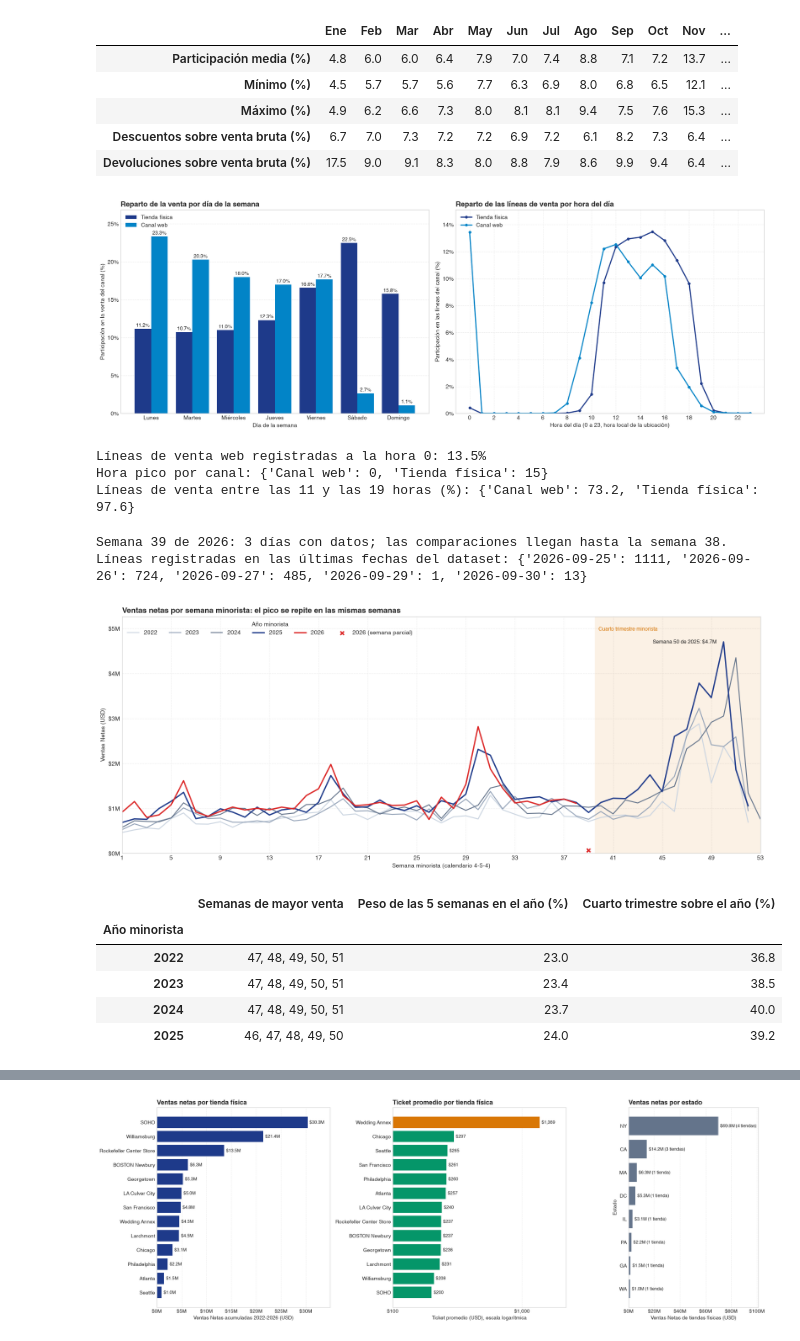
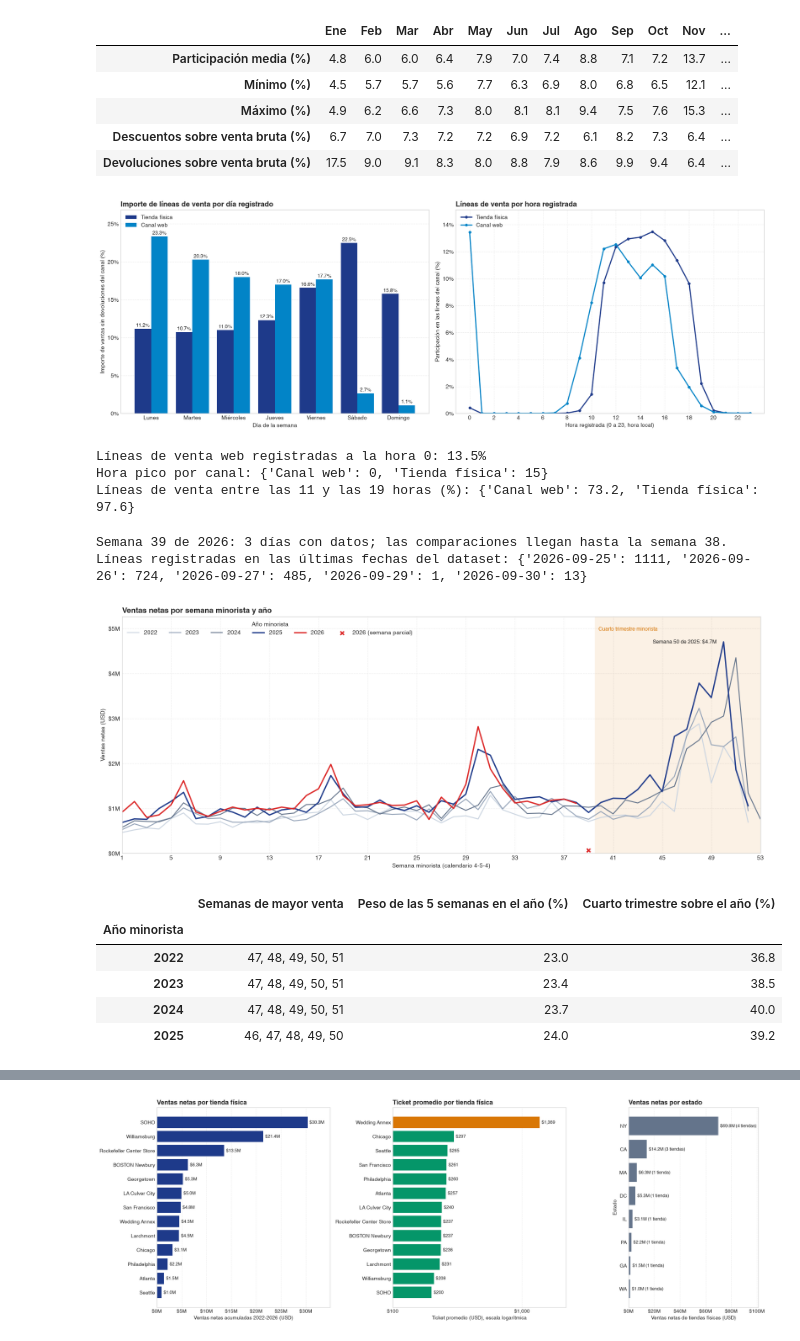
Before and after one commit to geramargonzalez/sales-revenue-datascience, a Jupyter notebook: sales-revenue-jewery.ipynb, the cells around one changed output, grey strips where cells are left out. Drawn from its saved outputs; the diff is of its cells as text; code cells hidden in the pictures.

```diff
--- a/sales-revenue-jewery.ipynb
+++ b/sales-revenue-jewery.ipynb
@@ -931,11 +1013,11 @@ Líneas de devolución (is_return == True)
 muestra_ventas = ventas_fin.sample(200_000, random_state=42)
 
 paneles = [
-    ('gross_sales', 'Ventas Brutas (USD)', COLOR_PRIMARIO),
-    ('net_sales', 'Ventas Netas (USD)', COLOR_PRIMARIO),
-    ('cogs', 'Costo de Mercancía (USD)', COLOR_COSTO),
-    ('margin', 'Margen Bruto (USD)', COLOR_MARGEN),
-    ('discount_total', 'Descuento Total (USD)', COLOR_ALERTA)
+    ('gross_sales', 'Ventas brutas (USD)', COLOR_PRIMARIO),
+    ('net_sales', 'Ventas netas (USD)', COLOR_PRIMARIO),
+    ('cogs', 'Costo de mercancía (USD)', COLOR_COSTO),
+    ('margin', 'Margen registrado (USD)', COLOR_MARGEN),
+    ('discount_total', 'Descuento total (USD)', COLOR_ALERTA)
 ]
 
 fig = plt.figure(figsize=(17, 11))
@@ -978,9 +1060,9 @@ ax_qty.set_yscale('log')
 ax_qty.set_ylim(top=400)
 ax_qty.yaxis.set_major_formatter(FuncFormatter(lambda y, _: f'{y:g}%'))
 ax_qty.tick_params(axis='y', which='minor', labelleft=False)
-ax_qty.set_title('Unidades por Línea (Cantidad)', loc='left', fontsize=13, fontweight='bold')
-ax_qty.set_xlabel('Unidades por línea de venta (Cantidad)')
-ax_qty.set_ylabel('Líneas de venta (%), escala logarítmica')
+ax_qty.set_title('Distribución de cantidades positivas', loc='left', fontsize=13, fontweight='bold')
+ax_qty.set_xlabel('Unidades por línea de venta')
+ax_qty.set_ylabel('Líneas con cantidad positiva (%), escala logarítmica')
 
 fig.suptitle('Distribución de las métricas financieras por línea de venta', x=0.125, ha='left', fontsize=15, fontweight='bold', y=0.95)
 plt.show()
@@ -1302,38 +1376,38 @@ fig, axes = plt.subplots(1, 2, figsize=(17, 6))
 ax = axes[0]
 posiciones = np.arange(7)
 for i, canal_nombre in enumerate(['Tienda física', 'Canal web']):
     barras = ax.bar(posiciones + (i - 0.5) * 0.4, cuota_dia[canal_nombre], width=0.4,
                     color=colores_canal[canal_nombre], label=canal_nombre)
     ax.bar_label(barras, fmt='%.1f%%', padding=2, fontsize=9)
 ax.set_xticks(posiciones, DIAS_ES)
 ax.set_ylim(0, cuota_dia.max().max() * 1.15)
 ax.yaxis.set_major_formatter(fmt_porcentaje)
-ax.set_title('Reparto de la venta por día de la semana', loc='left', fontsize=13, fontweight='bold')
+ax.set_title('Importe de líneas de venta por día registrado', loc='left', fontsize=13, fontweight='bold')
 ax.set_xlabel('Día de la semana')
-ax.set_ylabel('Participación en la venta del canal (%)')
+ax.set_ylabel('Importe de ventas sin devoluciones del canal (%)')
 ax.grid(axis='x', visible=False)
 ax.legend(loc='upper left')
 
 ax = axes[1]
 for canal_nombre in ['Tienda física', 'Canal web']:
     ax.plot(cuota_hora.index, cuota_hora[canal_nombre], marker='o', markersize=4, linewidth=2,
             color=colores_canal[canal_nombre], label=canal_nombre)
 ax.set_xticks(range(0, 24, 2))
 ax.set_ylim(0, cuota_hora.max().max() * 1.12)
 ax.yaxis.set_major_formatter(fmt_porcentaje)
-ax.set_title('Reparto de las líneas de venta por hora del día', loc='left', fontsize=13, fontweight='bold')
-ax.set_xlabel('Hora del día (0 a 23, hora local de la ubicación)')
+ax.set_title('Líneas de venta por hora registrada', loc='left', fontsize=13, fontweight='bold')
+ax.set_xlabel('Hora registrada (0 a 23, hora local)')
 ax.set_ylabel('Participación en las líneas del canal (%)')
 ax.legend(loc='upper left')
 
 plt.tight_layout()
 plt.show()
 
 print(f"Líneas de venta web registradas a la hora 0: {cuota_hora.loc[0, 'Canal web']:.1f}%")
 print('Hora pico por canal:', cuota_hora.idxmax().to_dict())
 print('Líneas de venta entre las 11 y las 19 horas (%):', cuota_hora.loc[11:19].sum().round(1).to_dict())
 # %% [output]
-[figure, old version]
+[figure, new version]
 Líneas de venta web registradas a la hora 0: 13.5%
 Hora pico por canal: {'Canal web': 0, 'Tienda física': 15}
 Líneas de venta entre las 11 y las 19 horas (%): {'Canal web': 73.2, 'Tienda física': 97.6}
@@ -1369,9 +1443,9 @@ ax.set_xlim(1, 53)
 ax.set_ylim(0, venta_semanal.max().max() * 1.12)
 ax.set_xticks(range(1, 54, 4))
 ax.yaxis.set_major_formatter(fmt_millones)
-ax.set_title('Ventas netas por semana minorista: el pico se repite en las mismas semanas', loc='left', fontsize=13, fontweight='bold')
+ax.set_title('Ventas netas por semana minorista y año', loc='left', fontsize=13, fontweight='bold')
 ax.set_xlabel('Semana minorista (calendario 4-5-4)')
-ax.set_ylabel('Ventas Netas (USD)')
+ax.set_ylabel('Ventas netas (USD)')
 ax.legend(title='Año minorista', ncol=6, loc='upper left')
 plt.tight_layout()
 plt.show()
@@ -1387,7 +1461,7 @@ display(pico_semanal.round(1))
 # %% [output]
 Semana 39 de 2026: 3 días con datos; las comparaciones llegan hasta la semana 38.
 Líneas registradas en las últimas fechas del dataset: {'2026-09-25': 1111, '2026-09-26': 724, '2026-09-27': 485, '2026-09-29': 1, '2026-09-30': 13}
-[figure, old version]
+[figure, new version]
 |  | Semanas de mayor venta | Peso de las 5 semanas en el año (%) | Cuarto trimestre sobre el año (%) |
 | Año minorista |  |  |  |
 | 2022 | 47, 48, 49, 50, 51 | 23.0 | 36.8 |
```
Also changed, not shown: parts of 56 cells of this notebook, 1 other file.
